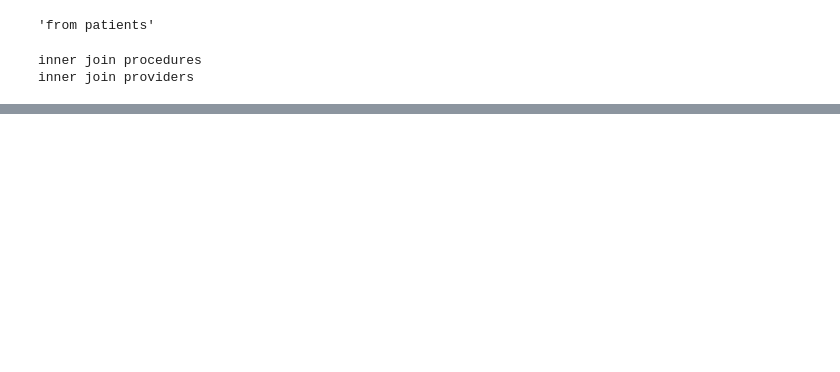
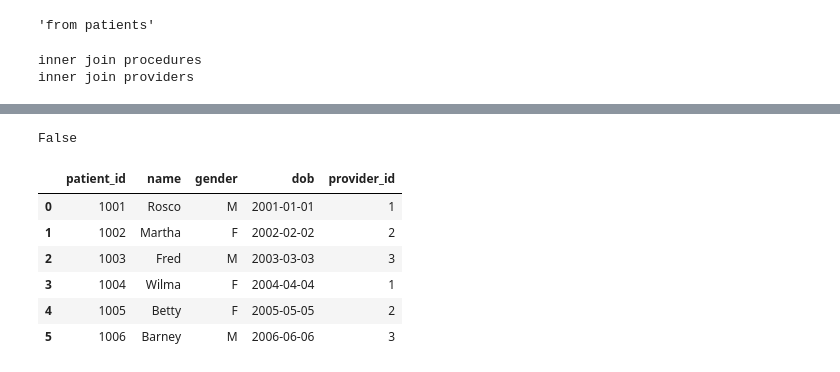
Before and after one commit to wdduncan/test-data-field-punning, a Jupyter notebook: notebooks/schema_demo.ipynb, the cells around one changed output, grey strips where cells are left out. Saved outputs shown, nothing was run; the diff lists cells and outputs as text; code cells hidden in the pictures; blank space fills up the shorter version.

```diff
--- a/notebooks/schema_demo.ipynb
+++ b/notebooks/schema_demo.ipynb
@@ -360,0 +729,16 @@ sqldf("select patients.patient_id, procedures.patient_id, procedures.provider_id
+# %%
+'x' in ('a', 'b')
+# %% [output]
+False
+# %%
+temp_patients = patients.copy()
+temp_patients['provider_id'] = [1,2,3,1,2,3]
+temp_patients
+# %% [output]
+|  | patient_id | name | gender | dob | provider_id |
+| 0 | 1001 | Rosco | M | 2001-01-01 | 1 |
+| 1 | 1002 | Martha | F | 2002-02-02 | 2 |
+| 2 | 1003 | Fred | M | 2003-03-03 | 3 |
+| 3 | 1004 | Wilma | F | 2004-04-04 | 1 |
+| 4 | 1005 | Betty | F | 2005-05-05 | 2 |
+| 5 | 1006 | Barney | M | 2006-06-06 | 3 |
```
Also changed, not shown: parts of 49 cells of this notebook.
